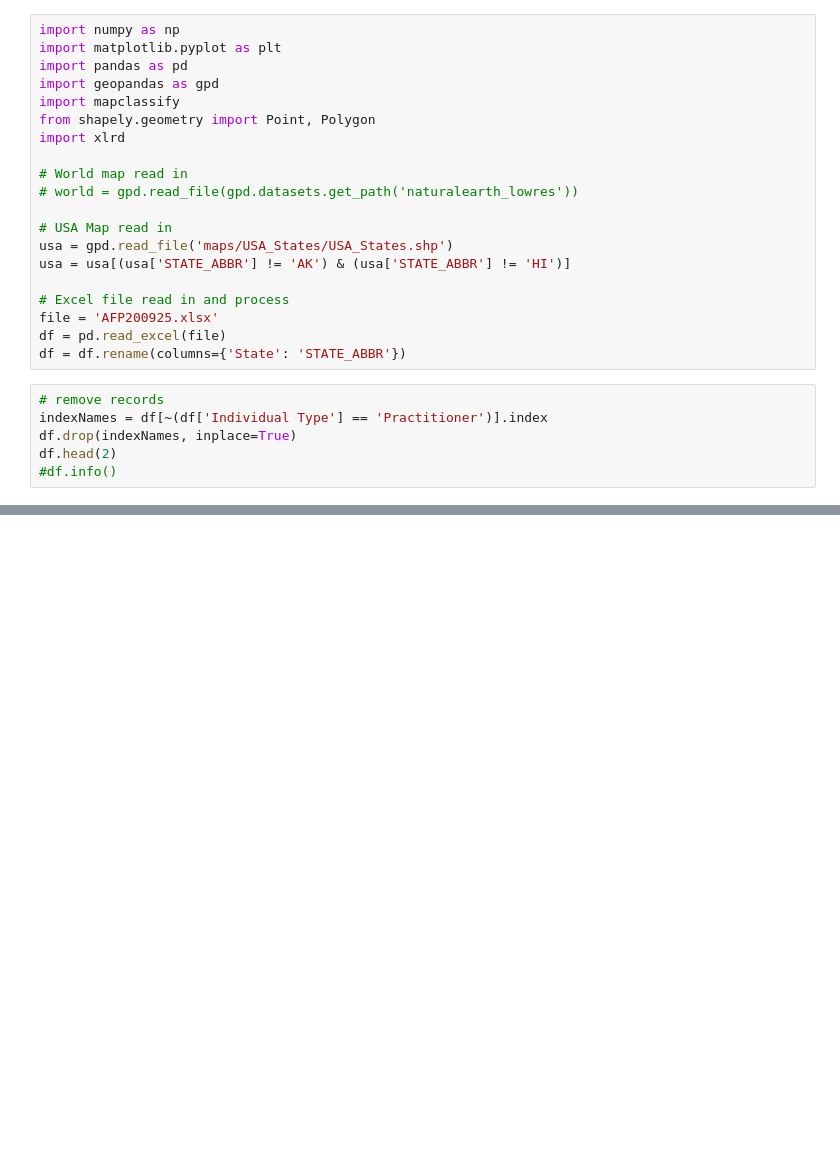
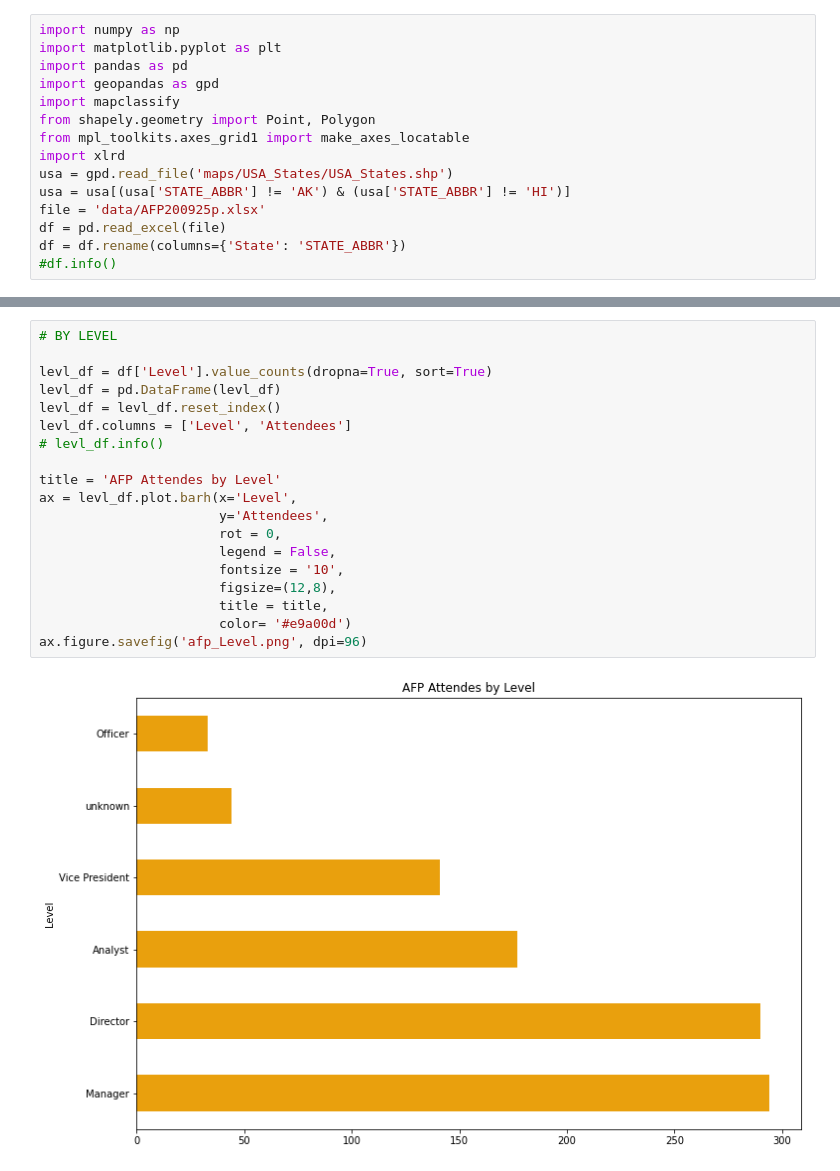
Before and after one commit to bethanysciences/Jupyter_Notebooks, a Jupyter notebook: HT_AFP.ipynb, the cells around one changed output, grey strips where cells are left out. Drawn from its saved outputs; the diff is of its cells as text; blank space fills up the shorter version.

```diff
--- a/HT_AFP.ipynb
+++ b/HT_AFP.ipynb
@@ -5,22 +5,11 @@ import pandas as pd
 import geopandas as gpd
 import mapclassify
 from shapely.geometry import Point, Polygon
+from mpl_toolkits.axes_grid1 import make_axes_locatable
 import xlrd
-
-# World map read in
-# world = gpd.read_file(gpd.datasets.get_path('naturalearth_lowres'))
-
-# USA Map read in
 usa = gpd.read_file('maps/USA_States/USA_States.shp')
 usa = usa[(usa['STATE_ABBR'] != 'AK') & (usa['STATE_ABBR'] != 'HI')]
-
-# Excel file read in and process
-file = 'AFP200925.xlsx'
+file = 'data/AFP200925p.xlsx'
 df = pd.read_excel(file)
 df = df.rename(columns={'State': 'STATE_ABBR'})
+#df.info()
-# %%
-# remove records
-indexNames = df[~(df['Individual Type'] == 'Practitioner')].index
-df.drop(indexNames, inplace=True)
-df.head(2)
-#df.info()
@@ -206,0 +61,21 @@ Datum: World Geodetic System 1984
+# %%
+# BY LEVEL
+
+levl_df = df['Level'].value_counts(dropna=True, sort=True)
+levl_df = pd.DataFrame(levl_df)
+levl_df = levl_df.reset_index()
+levl_df.columns = ['Level', 'Attendees']
+# levl_df.info()
+
+title = 'AFP Attendes by Level'
+ax = levl_df.plot.barh(x='Level',
+                       y='Attendees',
+                       rot = 0,
+                       legend = False,
+                       fontsize = '10',
+                       figsize=(12,8),
+                       title = title,
+                       color= '#e9a00d')
+ax.figure.savefig('afp_Level.png', dpi=96)
+# %% [output]
+[figure, added]
```
Also changed, not shown: parts of 16 cells of this notebook, 18 other files.
